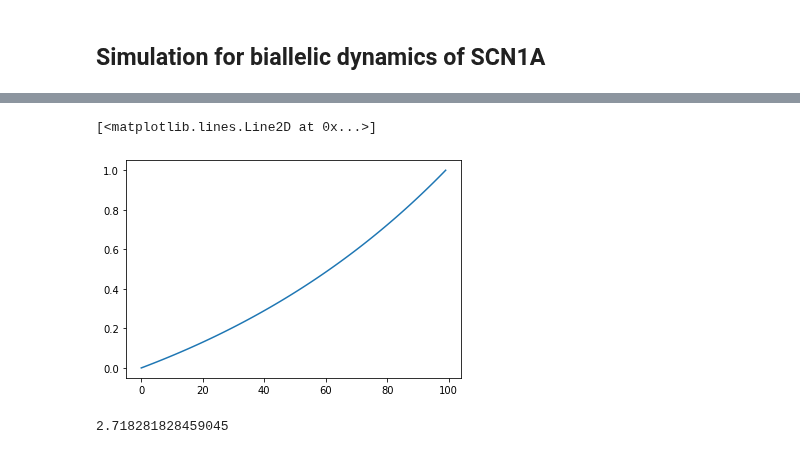
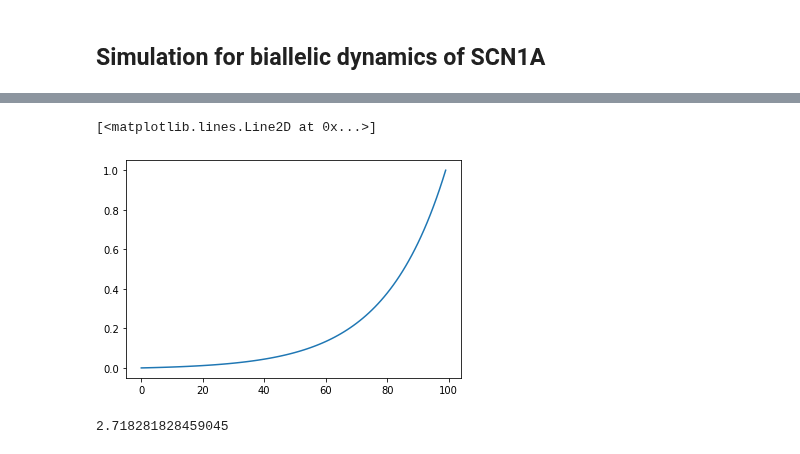
Before and after one commit to roschkoenig/SodMod, a Jupyter notebook: example_noteboks/Single_Cell_Simulation.ipynb, the cells around one changed output, grey strips where cells are left out. Saved outputs shown, nothing was run; the diff lists cells and outputs as text; code cells hidden in the pictures.

```diff
--- a/example_noteboks/Single_Cell_Simulation.ipynb
+++ b/example_noteboks/Single_Cell_Simulation.ipynb
@@ -238,8 +236,8 @@ plot_timeseries(Vy, i_scl, ctyp)
 # %%
-plt.plot((np.exp(np.linspace(0,1,100))-1) / (np.exp(1)-1))
+plt.plot((np.exp(np.linspace(0,5,100))-1) / (np.exp(5)-1))
 # %% [output]
 [<matplotlib.lines.Line2D at 0x...>]
-[figure, old version]
+[figure, new version]
 # %%
 np.exp(1)
 # %% [output]
```
Also changed, not shown: parts of 3 cells of this notebook, 1 other file.
